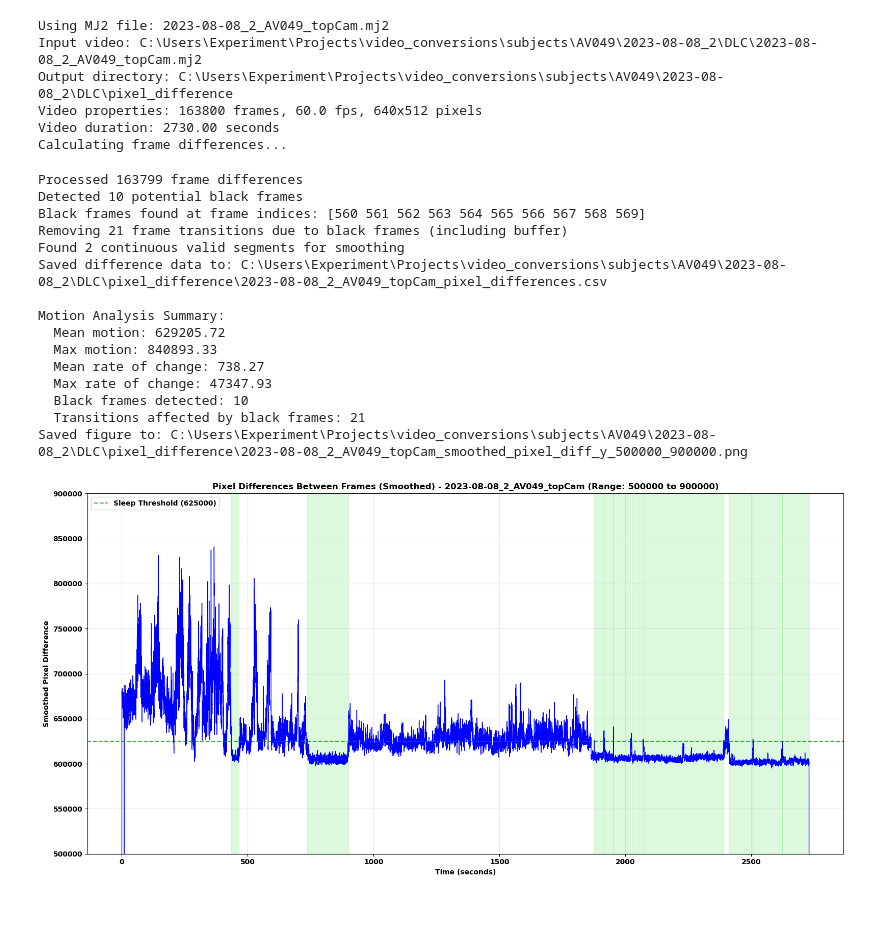
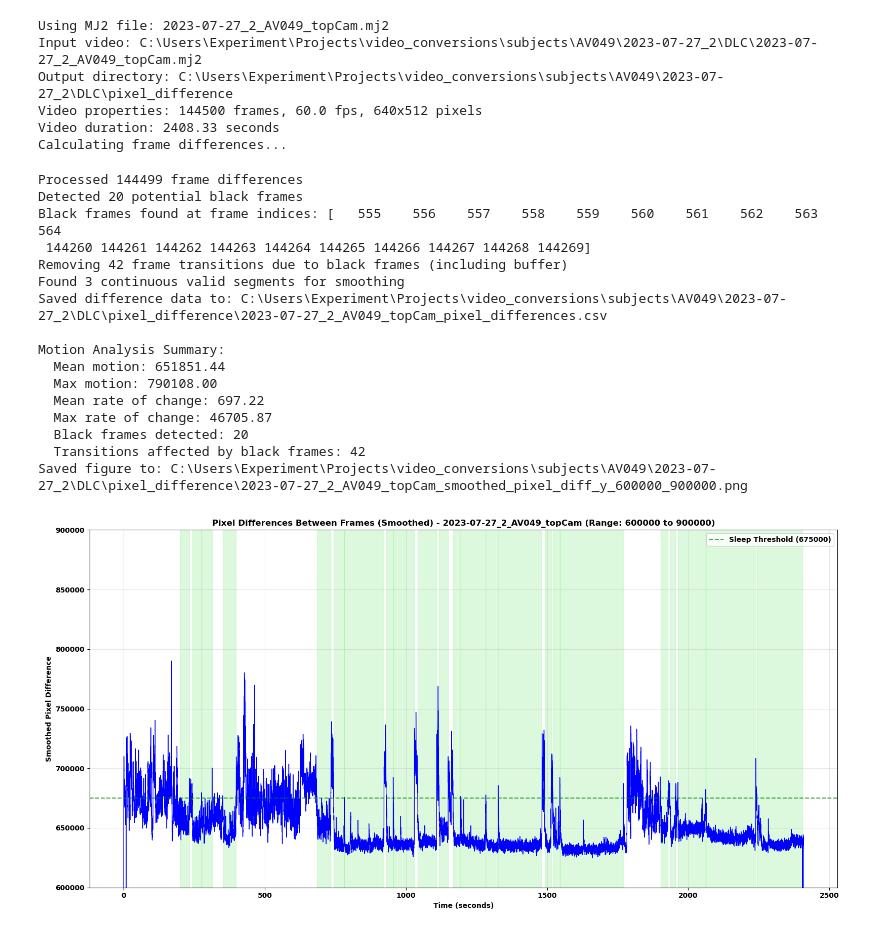
Before and after one commit to Joschua21/sleep_analysis_pipeline, a Jupyter notebook: pixel_diff_pipeline.ipynb, the cells around one changed output. Cells and saved outputs as stored; diff of their text form; code cells hidden in the pictures.

```diff
--- a/pixel_diff_pipeline.ipynb
+++ b/pixel_diff_pipeline.ipynb
@@ -9,39 +9,40 @@ from tqdm import tqdm
 %load_ext autoreload
 %autoreload 2
 %matplotlib widget
-input_dir=r"C:\Users\Experiment\Projects\video_conversions\subjects\AV049\2023-08-08_2\DLC"
+input_dir=r"C:\Users\Experiment\Projects\video_conversions\subjects\AV049\2023-07-27_2\DLC"
 # %%
 results = pdu.analyze_and_plot_video(
     input_dir=input_dir,
     filename=None,  # Auto-find video with preference for MJ2
     smooth_window=15,
-    y_min=500000,
+    y_min=600000,
     y_max=900000,
-    sleep_threshold=625000,
+    sleep_threshold=675000,
     plot_type='smoothed' # 'raw' or 'smoothed'
 )
 # %% [output]
-Using MJ2 file: 2023-08-08_2_AV049_topCam.mj2
-Input video: C:\Users\Experiment\Projects\video_conversions\subjects\AV049\2023-08-08_2\DLC\2023-08-08_2_AV049_topCam.mj2
-Output directory: C:\Users\Experiment\Projects\video_conversions\subjects\AV049\2023-08-08_2\DLC\pixel_difference
-Video properties: 163800 frames, 60.0 fps, 640x512 pixels
-Video duration: 2730.00 seconds
+Using MJ2 file: 2023-07-27_2_AV049_topCam.mj2
+Input video: C:\Users\Experiment\Projects\video_conversions\subjects\AV049\2023-07-27_2\DLC\2023-07-27_2_AV049_topCam.mj2
+Output directory: C:\Users\Experiment\Projects\video_conversions\subjects\AV049\2023-07-27_2\DLC\pixel_difference
+Video properties: 144500 frames, 60.0 fps, 640x512 pixels
+Video duration: 2408.33 seconds
 Calculating frame differences...
-Processed 163799 frame differences
-Detected 10 potential black frames
-Black frames found at frame indices: [560 561 562 563 564 565 566 567 568 569]
-Removing 21 frame transitions due to black frames (including buffer)
-Found 2 continuous valid segments for smoothing
-Saved difference data to: C:\Users\Experiment\Projects\video_conversions\subjects\AV049\2023-08-08_2\DLC\pixel_difference\2023-08-08_2_AV049_topCam_pixel_differences.csv
+Processed 144499 frame differences
+Detected 20 potential black frames
+Black frames found at frame indices: [   555    556    557    558    559    560    561    562    563    564
+ 144260 144261 144262 144263 144264 144265 144266 144267 144268 144269]
+Removing 42 frame transitions due to black frames (including buffer)
+Found 3 continuous valid segments for smoothing
+Saved difference data to: C:\Users\Experiment\Projects\video_conversions\subjects\AV049\2023-07-27_2\DLC\pixel_difference\2023-07-27_2_AV049_topCam_pixel_differences.csv
 
 Motion Analysis Summary:
-  Mean motion: 629205.72
-  Max motion: 840893.33
-  Mean rate of change: 738.27
-  Max rate of change: 47347.93
-  Black frames detected: 10
-  Transitions affected by black frames: 21
-Saved figure to: C:\Users\Experiment\Projects\video_conversions\subjects\AV049\2023-08-08_2\DLC\pixel_difference\2023-08-08_2_AV049_topCam_smoothed_pixel_diff_y_500000_900000.png
+  Mean motion: 651851.44
+  Max motion: 790108.00
+  Mean rate of change: 697.22
+  Max rate of change: 46705.87
+  Black frames detected: 20
+  Transitions affected by black frames: 42
+Saved figure to: C:\Users\Experiment\Projects\video_conversions\subjects\AV049\2023-07-27_2\DLC\pixel_difference\2023-07-27_2_AV049_topCam_smoothed_pixel_diff_y_600000_900000.png
-[figure, old version]
+[figure, new version]
 # %%
 pdu.reuse_previous_analysis(
```
Also changed, not shown: parts of 2 cells of this notebook, 2 other files.
